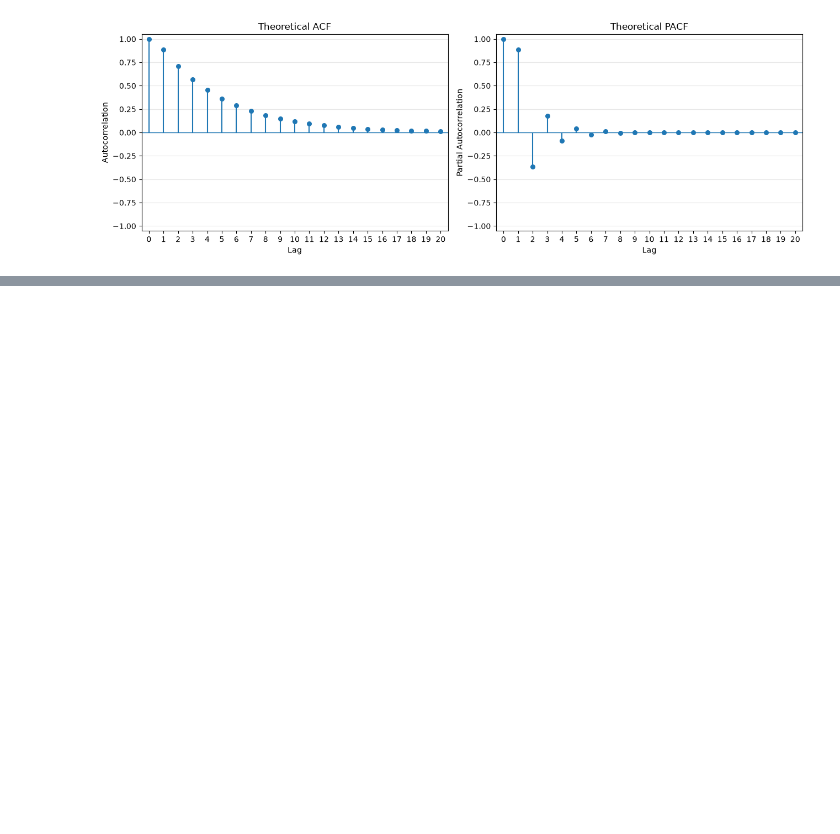
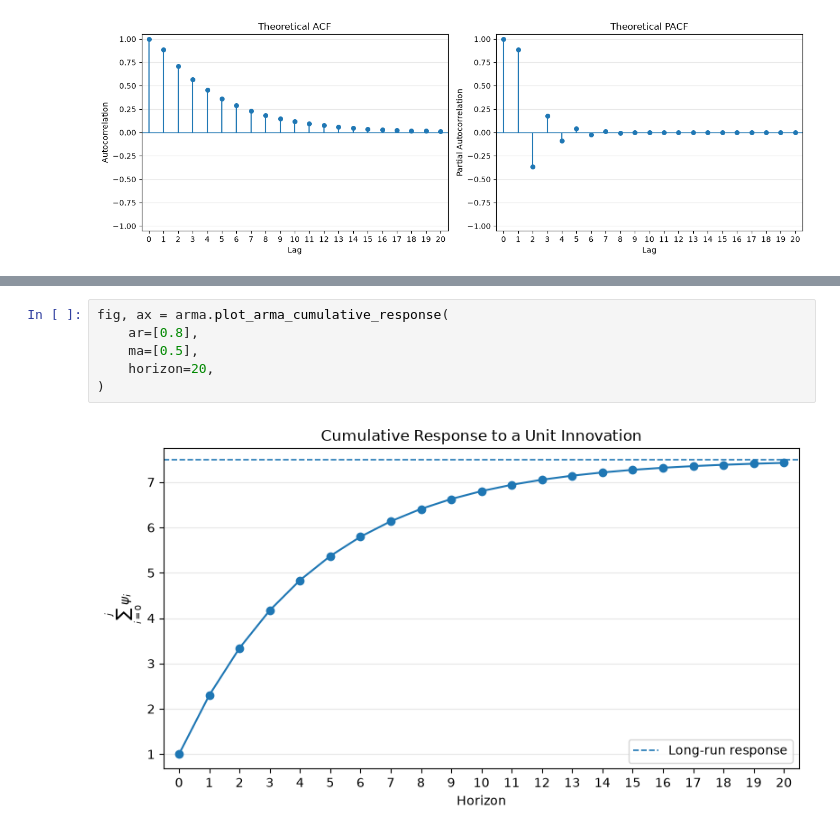
Before and after one commit to maarranz/ARMA-theory, a Jupyter notebook: ARMA_Theory_Demo.ipynb, the cells around one changed output, grey strips where cells are left out. Drawn from its saved outputs; the diff is of its cells as text; blank space fills up the shorter version.

```diff
--- a/ARMA_Theory_Demo.ipynb
+++ b/ARMA_Theory_Demo.ipynb
@@ -468,0 +670,8 @@ fig, axes = arma.plot_arma_correlations(
+# %%
+fig, ax = arma.plot_arma_cumulative_response(
+    ar=[0.8],
+    ma=[0.5],
+    horizon=20,
+)
+# %% [output]
+[figure, added]
```
Also changed, not shown: parts of 45 cells of this notebook, 2 other files.
